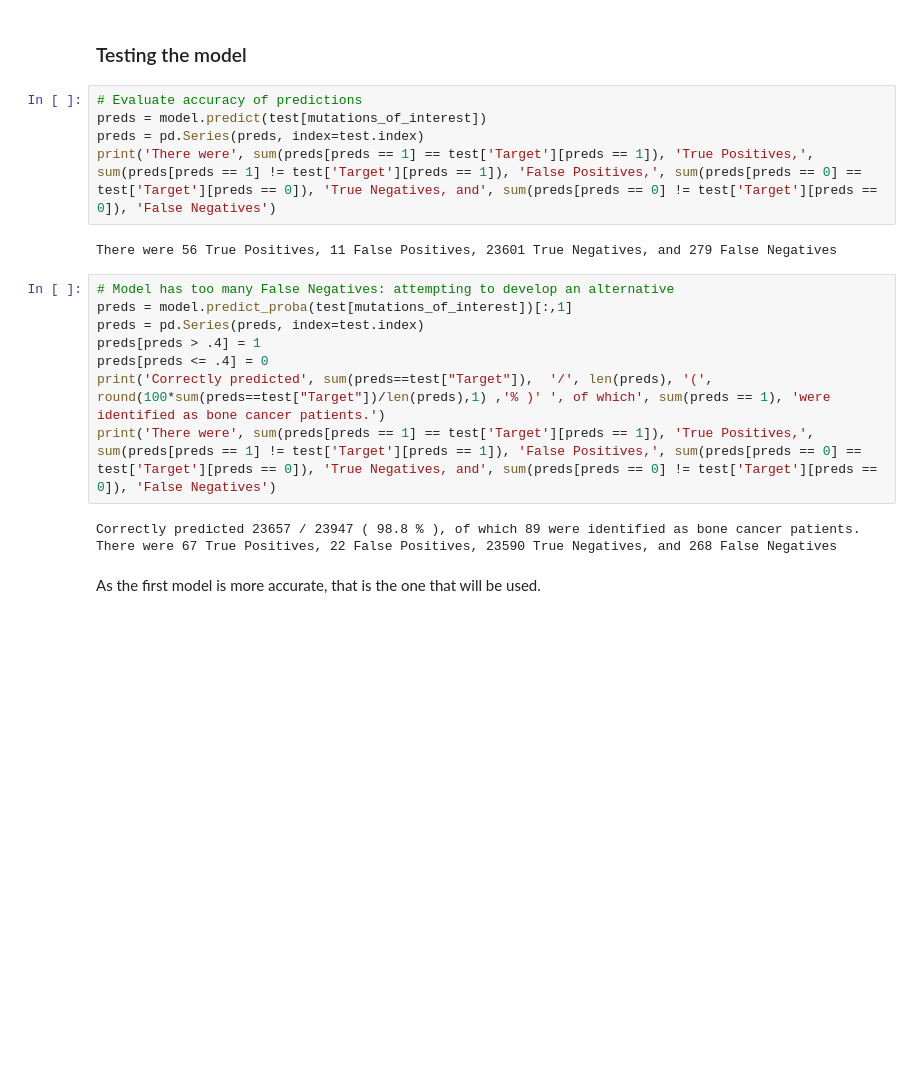
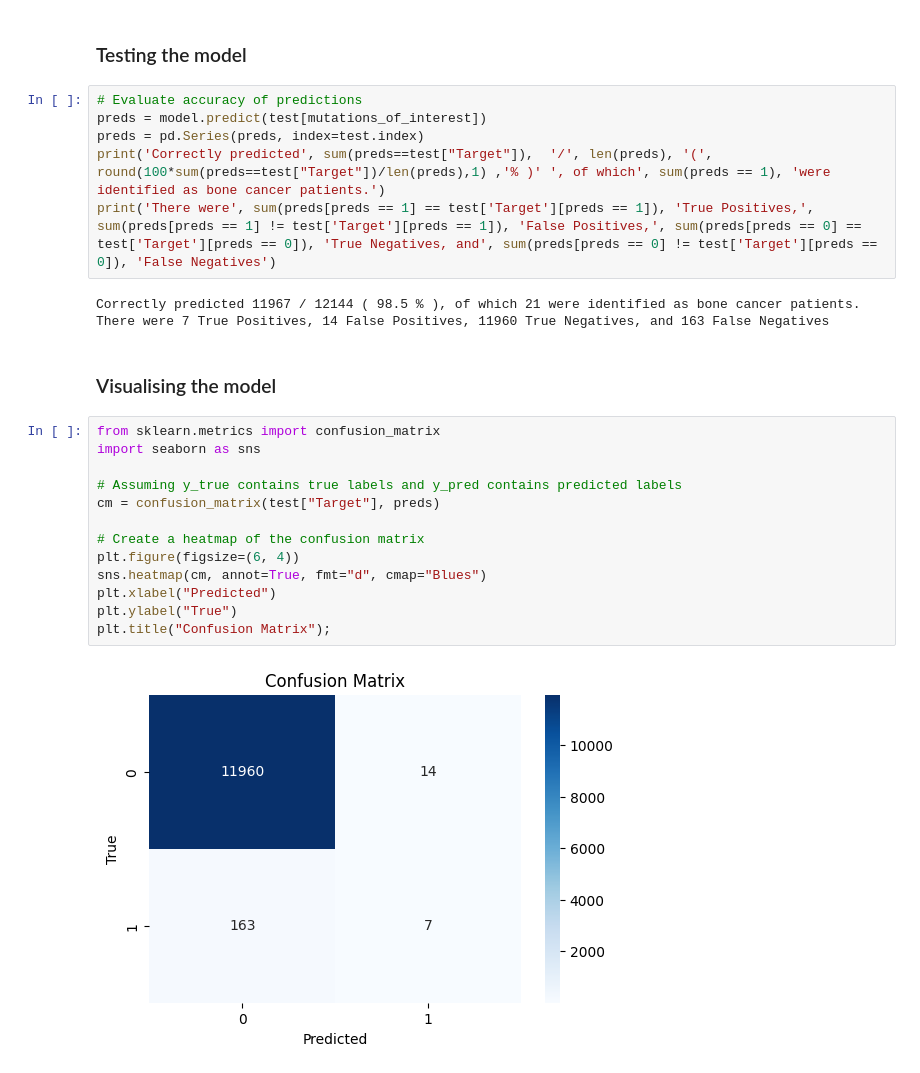
Before and after one commit to DanielCKLeigh/Daniel_DataSci_Portfolio, a Jupyter notebook: p01-cancer.ipynb, the cells around one changed output. Drawn from its saved outputs; the diff is of its cells as text; blank space fills up the shorter version.

```diff
--- a/p01-cancer.ipynb
+++ b/p01-cancer.ipynb
@@ -193,19 +248,25 @@ RandomForestClassifier(min_samples_split=2000, n_estimators=150, random_state=1)
 # Evaluate accuracy of predictions
 preds = model.predict(test[mutations_of_interest])
 preds = pd.Series(preds, index=test.index)
+print('Correctly predicted', sum(preds==test["Target"]),  '/', len(preds), '(', round(100*sum(preds==test["Target"])/len(preds),1) ,'% )' ', of which', sum(preds == 1), 'were identified as bone cancer patients.')
 print('There were', sum(preds[preds == 1] == test['Target'][preds == 1]), 'True Positives,', sum(preds[preds == 1] != test['Target'][preds == 1]), 'False Positives,', sum(preds[preds == 0] == test['Target'][preds == 0]), 'True Negatives, and', sum(preds[preds == 0] != test['Target'][preds == 0]), 'False Negatives')
 # %% [output]
-There were 56 True Positives, 11 False Positives, 23601 True Negatives, and 279 False Negatives
+Correctly predicted 11967 / 12144 ( 98.5 % ), of which 21 were identified as bone cancer patients.
+There were 7 True Positives, 14 False Positives, 11960 True Negatives, and 163 False Negatives
-# %%
-# Model has too many False Negatives: attempting to develop an alternative
-preds = model.predict_proba(test[mutations_of_interest])[:,1]
-preds = pd.Series(preds, index=test.index)
-preds[preds > .4] = 1
-preds[preds <= .4] = 0
-print('Correctly predicted', sum(preds==test["Target"]),  '/', len(preds), '(', round(100*sum(preds==test["Target"])/len(preds),1) ,'% )' ', of which', sum(preds == 1), 'were identified as bone cancer patients.')
-print('There were', sum(preds[preds == 1] == test['Target'][preds == 1]), 'True Positives,', sum(preds[preds == 1] != test['Target'][preds == 1]), 'False Positives,', sum(preds[preds == 0] == test['Target'][preds == 0]), 'True Negatives, and', sum(preds[preds == 0] != test['Target'][preds == 0]), 'False Negatives')
-# %% [output]
-Correctly predicted 23657 / 23947 ( 98.8 % ), of which 89 were identified as bone cancer patients.
-There were 67 True Positives, 22 False Positives, 23590 True Negatives, and 268 False Negatives
-# %% [markdown]
-As the first model is more accurate, that is the one that will be used.
+# %% [markdown]
+### Visualising the model
+# %%
+from sklearn.metrics import confusion_matrix
+import seaborn as sns
+
+# Assuming y_true contains true labels and y_pred contains predicted labels
+cm = confusion_matrix(test["Target"], preds)
+
+# Create a heatmap of the confusion matrix
+plt.figure(figsize=(6, 4))
+sns.heatmap(cm, annot=True, fmt="d", cmap="Blues")
+plt.xlabel("Predicted")
+plt.ylabel("True")
+plt.title("Confusion Matrix");
+# %% [output]
+[figure, added]
```
Also changed, not shown: parts of 9 cells of this notebook.
